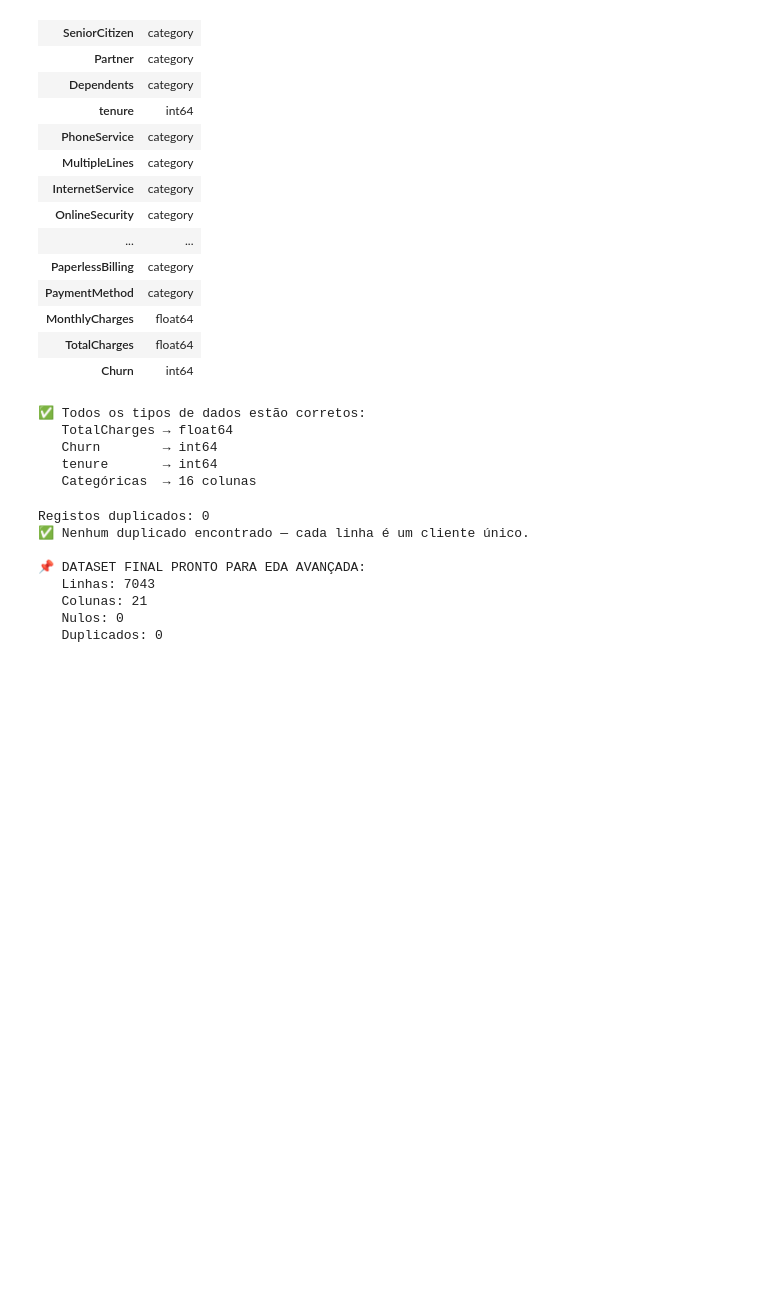
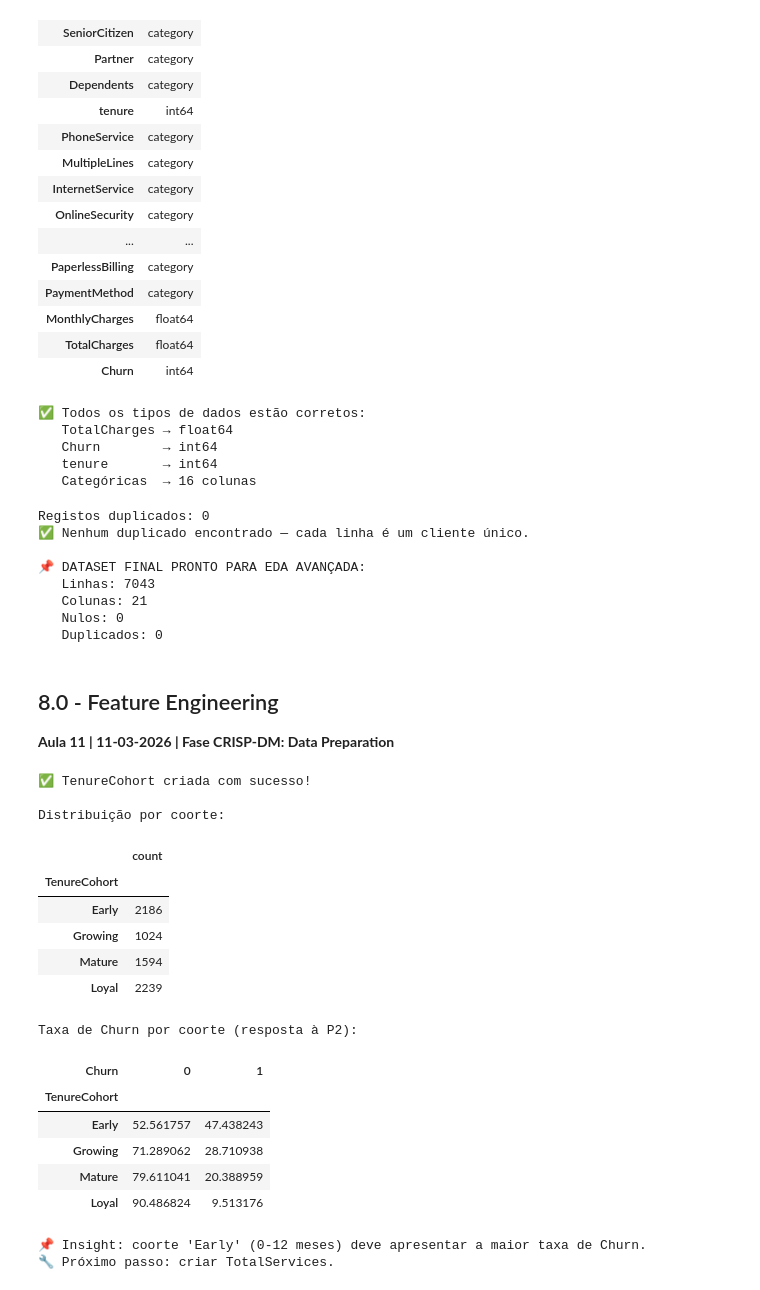
Before and after one commit to SalvadorCabecas/projeto_cdg_grupo9, a Jupyter notebook: notebooks/1-0-eda-limpeza.ipynb, the cells around one changed output. Cells and saved outputs as stored; diff of their text form; code cells hidden in the pictures; blank space fills up the shorter version.

```diff
--- a/notebooks/1-0-eda-limpeza.ipynb
+++ b/notebooks/1-0-eda-limpeza.ipynb
@@ -571,3 +571,47 @@ Registos duplicados: 0
    Colunas: 21
    Nulos: 0
    Duplicados: 0
+# %% [markdown]
+## 8.0 - Feature Engineering
+**Aula 11 | 11-03-2026 | Fase CRISP-DM: Data Preparation**
+# %%
+# ─── TENURE COHORT ─────────────────────────────────
+# Aula 11 | Fase CRISP-DM: Data Preparation
+# Justificação: a análise KDE (Secção 5.0) mostrou comportamentos
+# de Churn distintos por fase temporal — segmentar captura essa não-linearidade
+
+df['TenureCohort'] = pd.cut(
+    df['tenure'],
+    bins=[0, 12, 24, 48, 72],
+    labels=['Early', 'Growing', 'Mature', 'Loyal'],
+    include_lowest=True
+).astype('category')
+
+print("✅ TenureCohort criada com sucesso!")
+print("\nDistribuição por coorte:")
+display(df['TenureCohort'].value_counts().sort_index().to_frame())
+
+print("\nTaxa de Churn por coorte (resposta à P2):")
+display(pd.crosstab(df['TenureCohort'], df['Churn'], normalize='index') * 100)
+
+print("📌 Insight: coorte 'Early' (0-12 meses) deve apresentar a maior taxa de Churn.")
+print("🔧 Próximo passo: criar TotalServices.")
+# %% [output]
+✅ TenureCohort criada com sucesso!
+
+Distribuição por coorte:
+|  | count |
+| TenureCohort |  |
+| Early | 2186 |
+| Growing | 1024 |
+| Mature | 1594 |
+| Loyal | 2239 |
+Taxa de Churn por coorte (resposta à P2):
+| Churn | 0 | 1 |
+| TenureCohort |  |  |
+| Early | 52.561757 | 47.438243 |
+| Growing | 71.289062 | 28.710938 |
+| Mature | 79.611041 | 20.388959 |
+| Loyal | 90.486824 | 9.513176 |
+📌 Insight: coorte 'Early' (0-12 meses) deve apresentar a maior taxa de Churn.
+🔧 Próximo passo: criar TotalServices.
```
Also changed, not shown: parts of 4 cells of this notebook.
